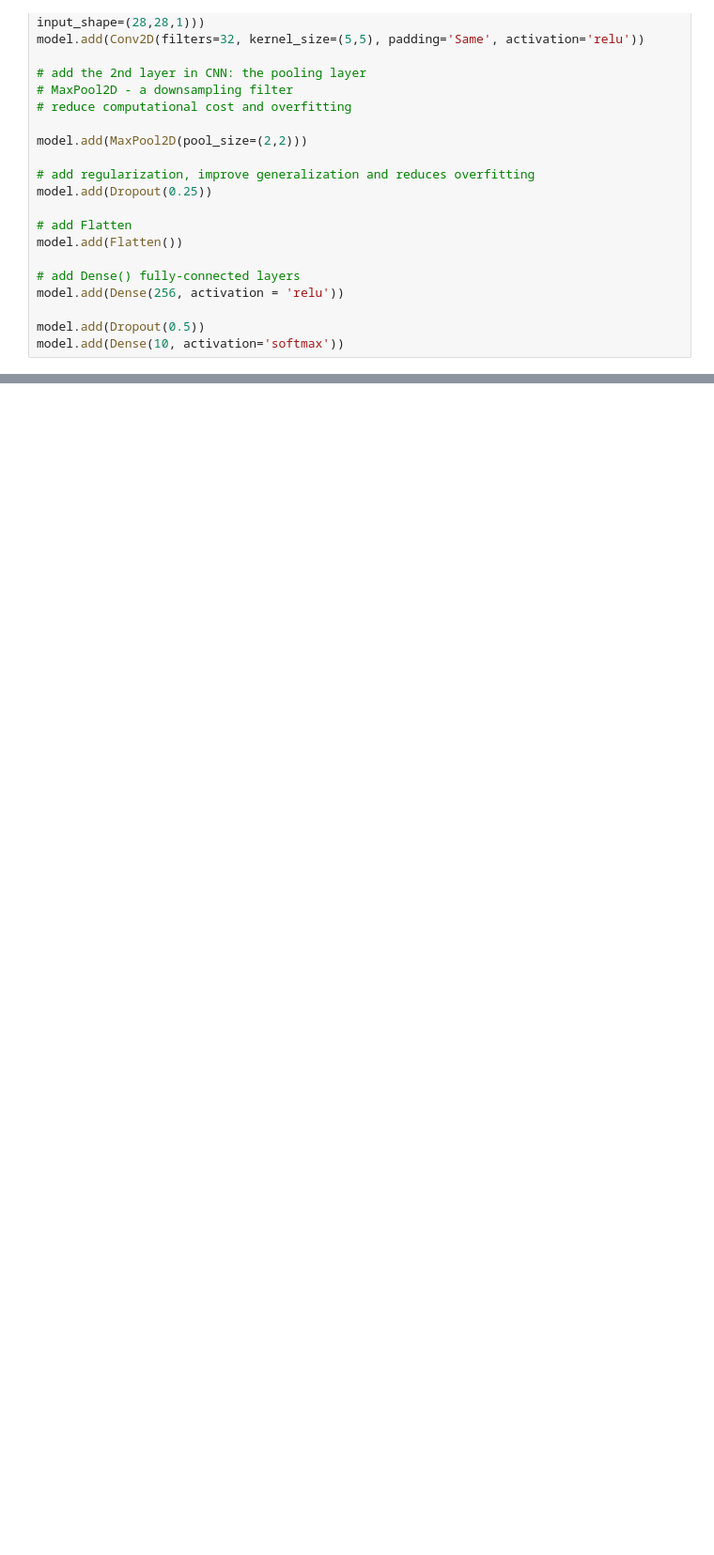
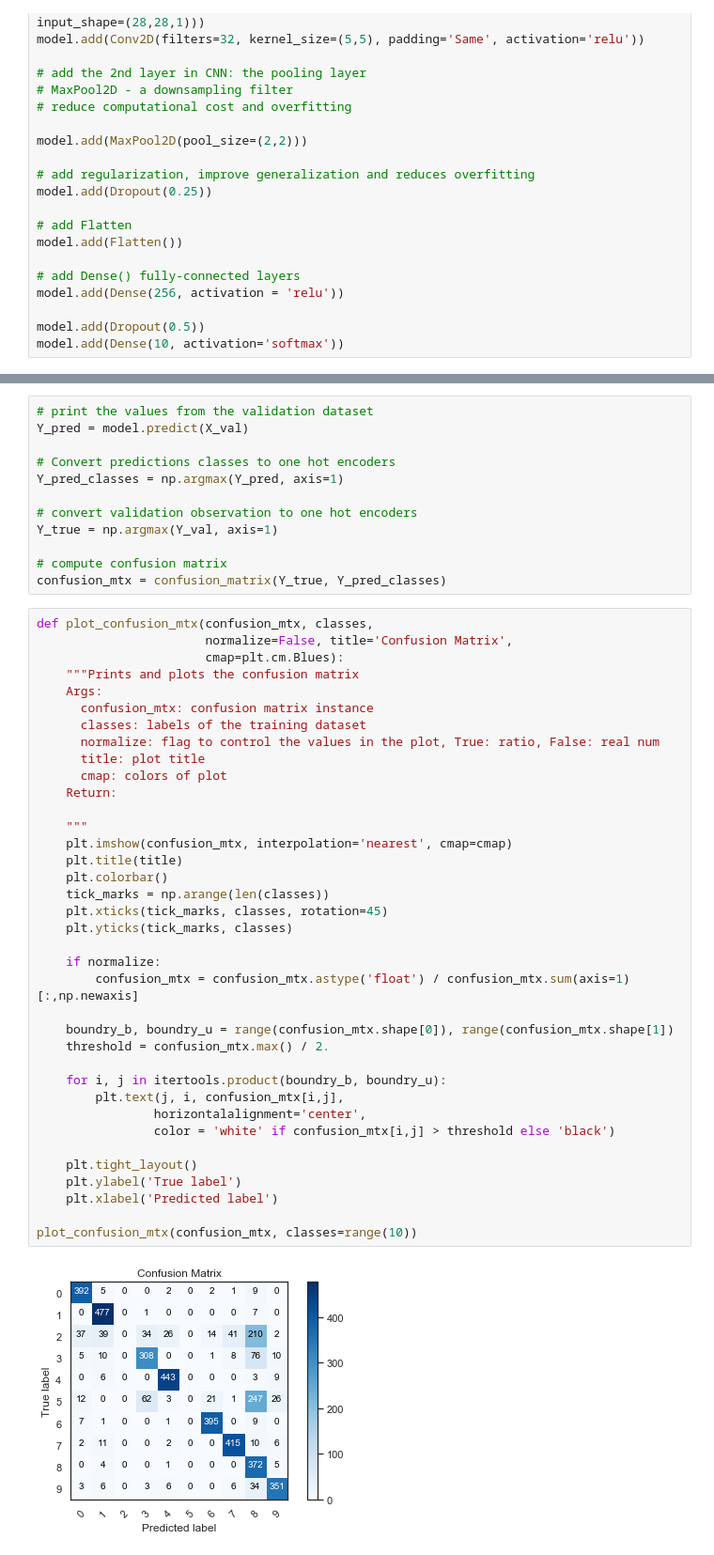
Before and after one commit to PengInGitHub/catboost, a Jupyter notebook: CNN.ipynb, the cells around one changed output, grey strips where cells are left out. Shown at 94% size. Drawn from its saved outputs; the diff is of its cells as text; blank space fills up the shorter version.

```diff
--- a/CNN.ipynb
+++ b/CNN.ipynb
@@ -165,0 +278,51 @@ model.add(Dense(10, activation='softmax'))
+# %%
+# print the values from the validation dataset
+Y_pred = model.predict(X_val)
+
+# Convert predictions classes to one hot encoders
+Y_pred_classes = np.argmax(Y_pred, axis=1)
+
+# convert validation observation to one hot encoders
+Y_true = np.argmax(Y_val, axis=1)
+
+# compute confusion matrix
+confusion_mtx = confusion_matrix(Y_true, Y_pred_classes)
+# %%
+def plot_confusion_mtx(confusion_mtx, classes,
+                       normalize=False, title='Confusion Matrix',
+                       cmap=plt.cm.Blues):
+    """Prints and plots the confusion matrix
+    Args:
+      confusion_mtx: confusion matrix instance
+      classes: labels of the training dataset
+      normalize: flag to control the values in the plot, True: ratio, False: real num
+      title: plot title
+      cmap: colors of plot
+    Return:
+
+    """
+    plt.imshow(confusion_mtx, interpolation='nearest', cmap=cmap)
+    plt.title(title)
+    plt.colorbar()
+    tick_marks = np.arange(len(classes))
+    plt.xticks(tick_marks, classes, rotation=45)
+    plt.yticks(tick_marks, classes)
+
+    if normalize:
+        confusion_mtx = confusion_mtx.astype('float') / confusion_mtx.sum(axis=1)[:,np.newaxis]
+
+    boundry_b, boundry_u = range(confusion_mtx.shape[0]), range(confusion_mtx.shape[1])
+    threshold = confusion_mtx.max() / 2.
+
+    for i, j in itertools.product(boundry_b, boundry_u):
+        plt.text(j, i, confusion_mtx[i,j],
+                horizontalalignment='center',
+                color = 'white' if confusion_mtx[i,j] > threshold else 'black')
+
+    plt.tight_layout()
+    plt.ylabel('True label')
+    plt.xlabel('Predicted label')
+
+plot_confusion_mtx(confusion_mtx, classes=range(10))
+# %% [output]
+[figure, added]
```
Also changed, not shown: parts of 17 cells of this notebook.
